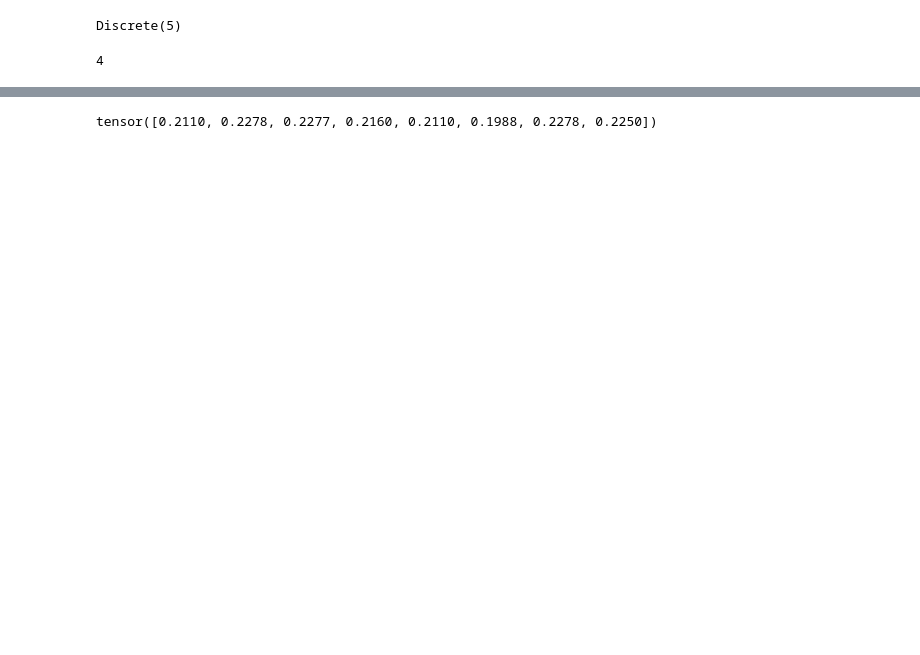
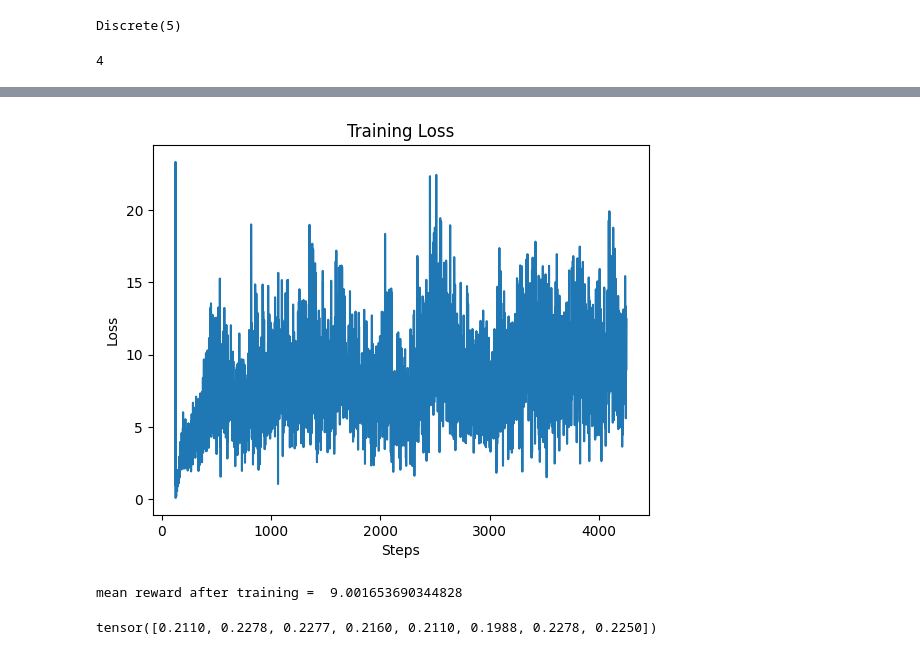
Before and after one commit to LouisMalichier/RL, a Jupyter notebook: DQN_Higwhay_V0.ipynb, the cells around one changed output, grey strips where cells are left out. Drawn from its saved outputs; the diff is of its cells as text; code cells hidden in the pictures; blank space fills up the shorter version.

```diff
--- a/DQN_Higwhay_V0.ipynb
+++ b/DQN_Higwhay_V0.ipynb
@@ -290,7 +331,7 @@ np.argmax(np.array([[ 0.02443908 , 0.01280055, -0.01428717 ,-0.15400532  ,0.1855
 # %%
 import matplotlib.pyplot as plt
 
-def train(env, agent, N_episodes, eval_every=2, reward_threshold=300):
+def train(env, agent, N_episodes, eval_every=10, reward_threshold=300):
     total_time = 0
     state, _ = env.reset()
     losses = []
@@ -329,7 +370,7 @@ action_space = env.action_space
 observation_space = env.observation_space
 
 gamma = 0.99
-batch_size = 8
+batch_size = 128
 buffer_capacity = 10_000
 update_target_every = 8
 
@@ -339,7 +380,8 @@ epsilon_min = 0.05
 
 learning_rate = 1e-1
 
-arguments = (action_space,
+arguments = (env,
+            action_space,
             observation_space,
             gamma,
             batch_size,
@@ -385,3 +439,18 @@ RuntimeError: The size of tensor a (8) must match the size of tensor b (5) at no
+# %%
+# Affichage des résultats
+plt.plot(losses)
+plt.xlabel('Steps')
+plt.ylabel('Loss')
+plt.title('Training Loss')
+plt.show()
+
+# Évaluation de la politique finale
+rewards = eval_agent(agent, env, 20)
+print("")
+print("mean reward after training = ", np.mean(rewards))
+# %% [output]
+[figure, added]
+mean reward after training =  9.001653690344828
 # %%
 tensor_original = torch.tensor([
     [0.1909, 0.0996, 0.0348, 0.2110, 0.0480],
```
Also changed, not shown: parts of 2 cells of this notebook.
